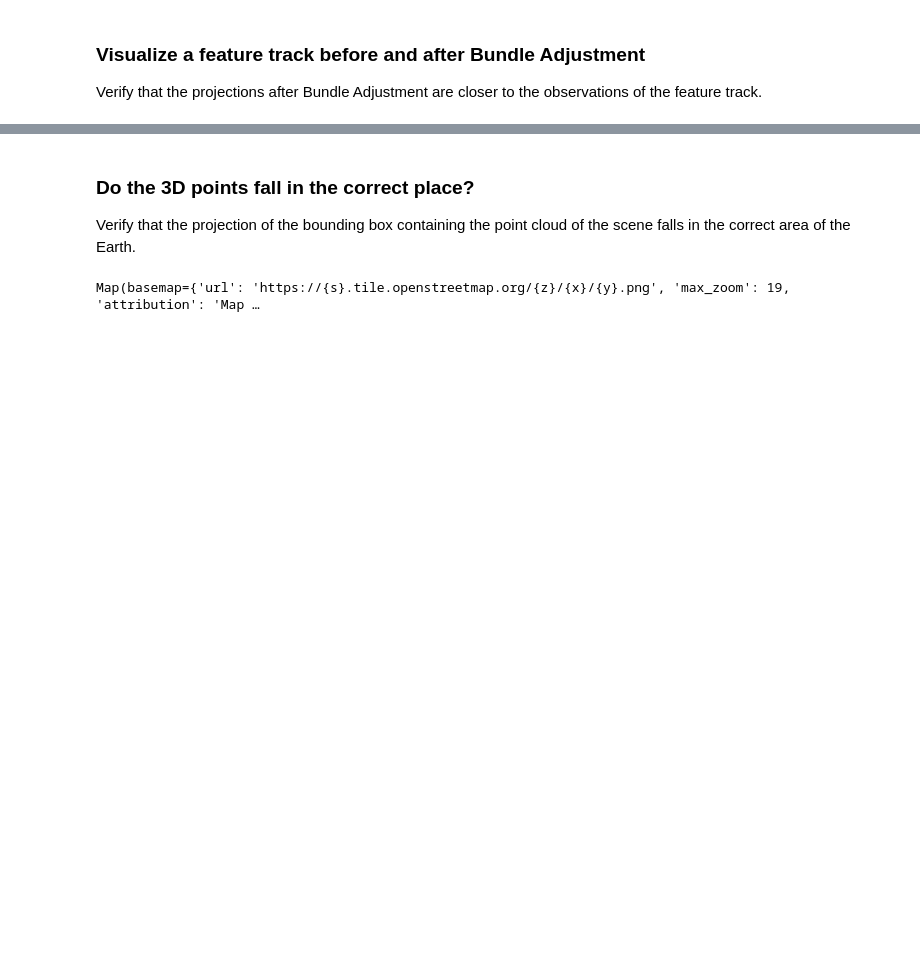
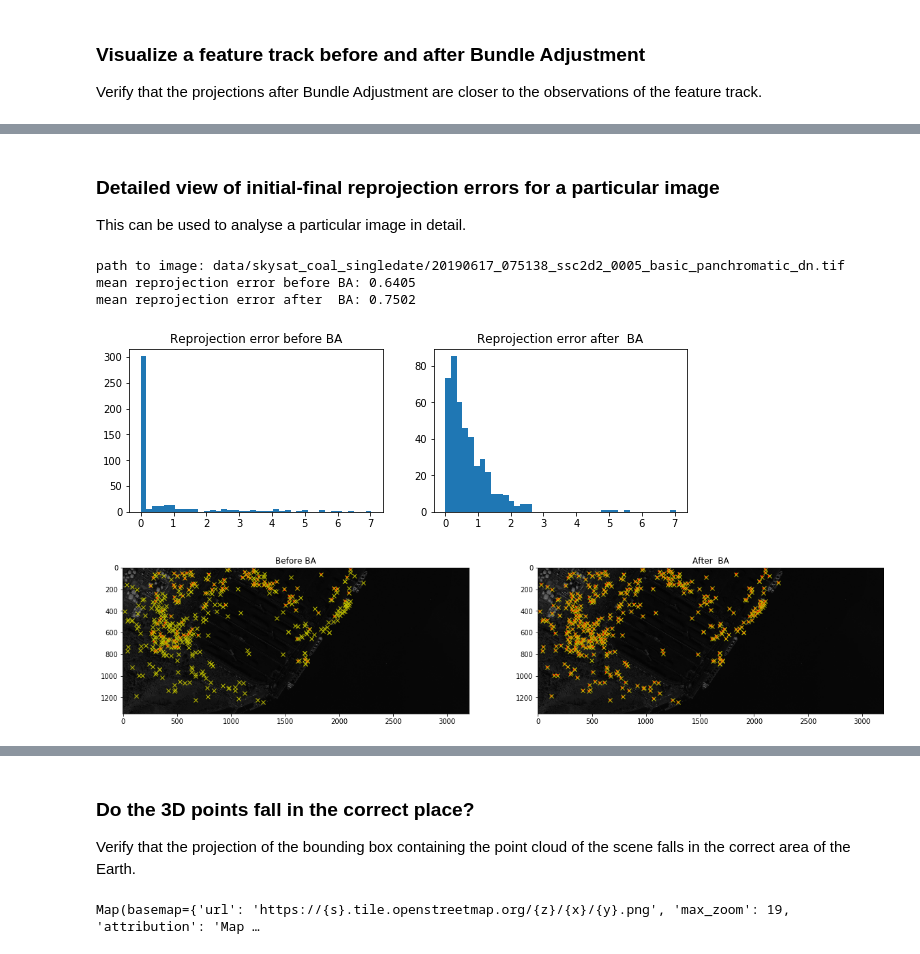
Before and after one commit to centreborelli/sat-bundleadjust, a Jupyter notebook: skysat_ba_pipeline_exp.ipynb, the cells around one changed output, grey strips where cells are left out. Drawn from its saved outputs; the diff is of its cells as text; code cells hidden in the pictures; blank space fills up the shorter version.

```diff
--- a/skysat_ba_pipeline_exp.ipynb
+++ b/skysat_ba_pipeline_exp.ipynb
@@ -423,0 +258,12 @@ Displaying feature track with index 1658
+# %% [markdown]
+### Detailed view of initial-final reprojection errors for a particular image
+
+This can be used to analyse a particular image in detail.
+# %%
+ba_pipeline.analyse_reprojection_error_per_image(0)
+# %% [output]
+path to image: data/skysat_coal_singledate/20190617_075138_ssc2d2_0005_basic_panchromatic_dn.tif
+mean reprojection error before BA: 0.6405
+mean reprojection error after  BA: 0.7502
+[figure, added]
+[figure, added]
```
Also changed, not shown: parts of 31 cells of this notebook, 25 other files.
